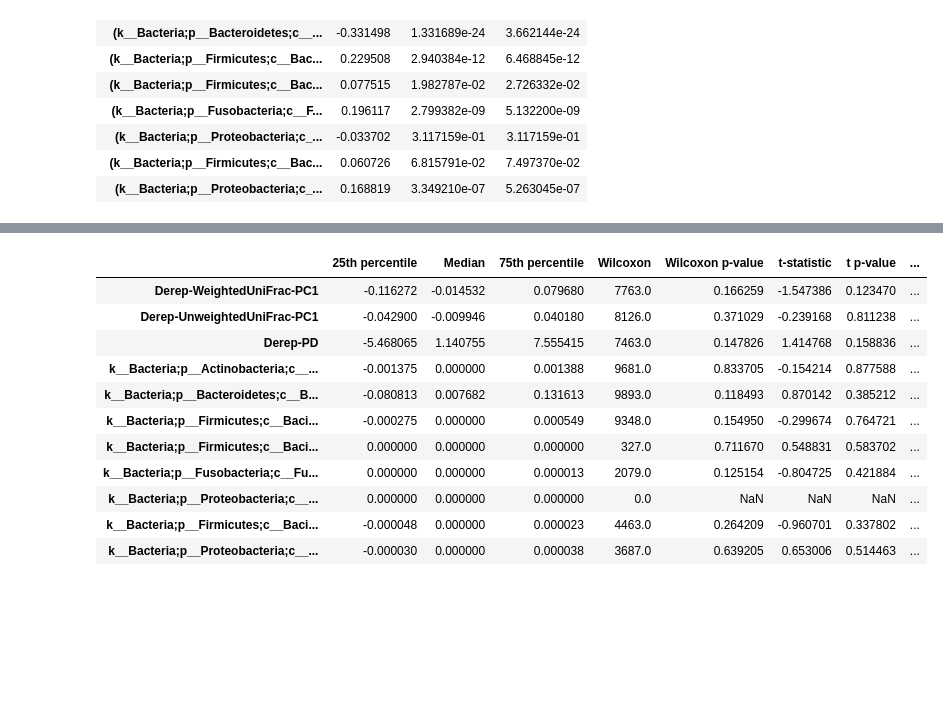
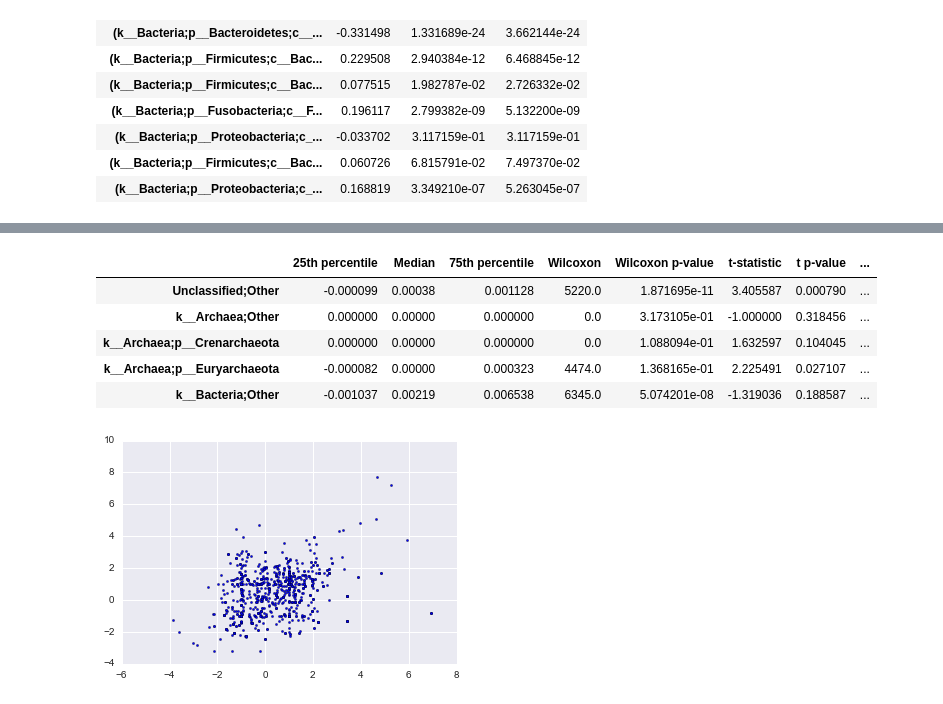
Before and after one commit to caporaso-lab-graveyard/crc-udca1, a Jupyter notebook: paired-differences.ipynb, the cells around one changed output, grey strips where cells are left out. Cells and saved outputs as stored; diff of their text form; code cells hidden in the pictures; blank space fills up the shorter version.

Commit message:
added scatter plot of t values

```diff
--- a/paired-differences.ipynb
+++ b/paired-differences.ipynb
@@ -14,6 +14,7 @@ all_taxa = []
 for e in tax_fps:
     _tax_table = pd.read_csv(e, sep='\t', skiprows=1, index_col=0).T
     _tax_tables.append(_tax_table.T / _tax_table.T.sum())
+    all_taxa.extend(_tax_table.columns)
 sample_md = pd.concat([sample_md] + [e.T for e in _tax_tables], axis=1)
 # %%
 # These taxa come from Tal's "Cancer Targets" document - still some more to transfer, but this is looking promising so far
@@ -126,21 +117,40 @@ udca_paired_difference_table
 # %%
-placebo_paired_difference_table = paired_differences_table(sample_md,
+placebo_taxa_difference_table = paired_differences_table(sample_md,
                                                   get_group_pairs(sample_md, 'placebo', verbose=False),
-                                                  metrics)
-placebo_paired_difference_table
+                                                  all_taxa)
+placebo_taxa_difference_table[:5]
 # %% [output]
 |  | 25th percentile | Median | 75th percentile | Wilcoxon | Wilcoxon p-value | t-statistic | t p-value | ... |
-| Derep-WeightedUniFrac-PC1 | -0.116272 | -0.014532 | 0.079680 | 7763.0 | 0.166259 | -1.547386 | 0.123470 | ... |
-| Derep-UnweightedUniFrac-PC1 | -0.042900 | -0.009946 | 0.040180 | 8126.0 | 0.371029 | -0.239168 | 0.811238 | ... |
-| Derep-PD | -5.468065 | 1.140755 | 7.555415 | 7463.0 | 0.147826 | 1.414768 | 0.158836 | ... |
-| k__Bacteria;p__Actinobacteria;c__... | -0.001375 | 0.000000 | 0.001388 | 9681.0 | 0.833705 | -0.154214 | 0.877588 | ... |
-| k__Bacteria;p__Bacteroidetes;c__B... | -0.080813 | 0.007682 | 0.131613 | 9893.0 | 0.118493 | 0.870142 | 0.385212 | ... |
-| k__Bacteria;p__Firmicutes;c__Baci... | -0.000275 | 0.000000 | 0.000549 | 9348.0 | 0.154950 | -0.299674 | 0.764721 | ... |
-| k__Bacteria;p__Firmicutes;c__Baci... | 0.000000 | 0.000000 | 0.000000 | 327.0 | 0.711670 | 0.548831 | 0.583702 | ... |
-| k__Bacteria;p__Fusobacteria;c__Fu... | 0.000000 | 0.000000 | 0.000013 | 2079.0 | 0.125154 | -0.804725 | 0.421884 | ... |
-| k__Bacteria;p__Proteobacteria;c__... | 0.000000 | 0.000000 | 0.000000 | 0.0 | NaN | NaN | NaN | ... |
-| k__Bacteria;p__Firmicutes;c__Baci... | -0.000048 | 0.000000 | 0.000023 | 4463.0 | 0.264209 | -0.960701 | 0.337802 | ... |
-| k__Bacteria;p__Proteobacteria;c__... | -0.000030 | 0.000000 | 0.000038 | 3687.0 | 0.639205 | 0.653006 | 0.514463 | ... |
+| Unclassified;Other | -0.000099 | 0.00038 | 0.001128 | 5220.0 | 1.871695e-11 | 3.405587 | 0.000790 | ... |
+| k__Archaea;Other | 0.000000 | 0.00000 | 0.000000 | 0.0 | 3.173105e-01 | -1.000000 | 0.318456 | ... |
+| k__Archaea;p__Crenarchaeota | 0.000000 | 0.00000 | 0.000000 | 0.0 | 1.088094e-01 | 1.632597 | 0.104045 | ... |
+| k__Archaea;p__Euryarchaeota | -0.000082 | 0.00000 | 0.000323 | 4474.0 | 1.368165e-01 | 2.225491 | 0.027107 | ... |
+| k__Bacteria;Other | -0.001037 | 0.00219 | 0.006538 | 6345.0 | 5.074201e-08 | -1.319036 | 0.188587 | ... |
+# %%
+
+%matplotlib inline
+import matplotlib.pyplot as plt
+import numpy as np
+import mpld3
+mpld3.enable_notebook()
+
+
+
+fig, ax = plt.subplots()
+combined_taxa_differences = pd.DataFrame([placebo_taxa_difference_table['t-statistic'],
+                                          udca_taxa_difference_table['t-statistic']],
+                                         index=['Placebo', 'UDCA']).T
+
+points = ax.scatter(combined_taxa_differences['Placebo'],
+                    combined_taxa_differences['UDCA'],
+                    s=5)
+
+labels = [' '.join(e.split(';')[-2:]) for e in placebo_taxa_difference_table.index]
+tooltip = mpld3.plugins.PointLabelTooltip(points, labels)
+
+mpld3.plugins.connect(fig, tooltip)
+# %% [output]
+[figure, added]
 # %%
 %matplotlib inline
 import matplotlib.pyplot as plt
```
Also changed, not shown: parts of 3 cells of this notebook.
